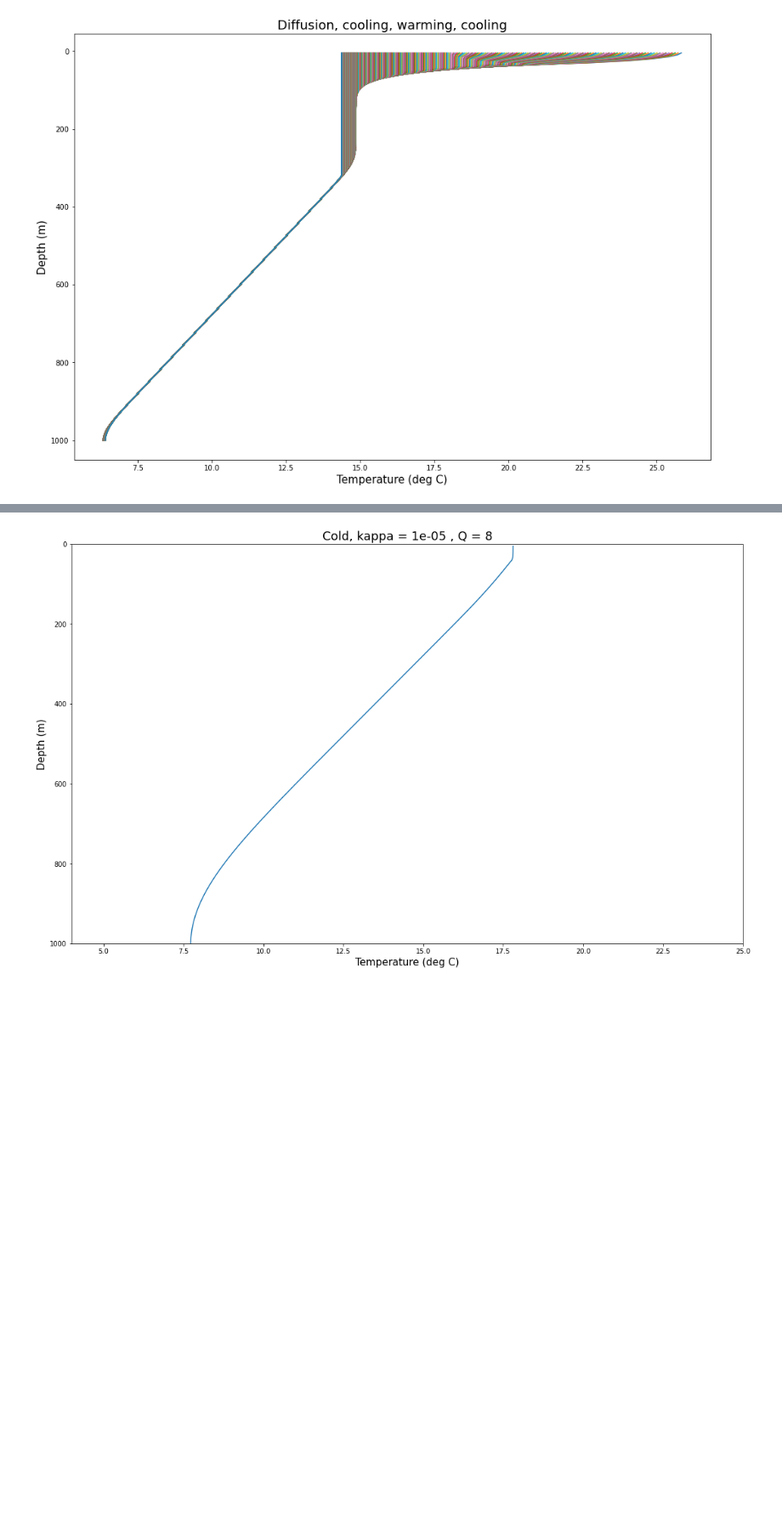
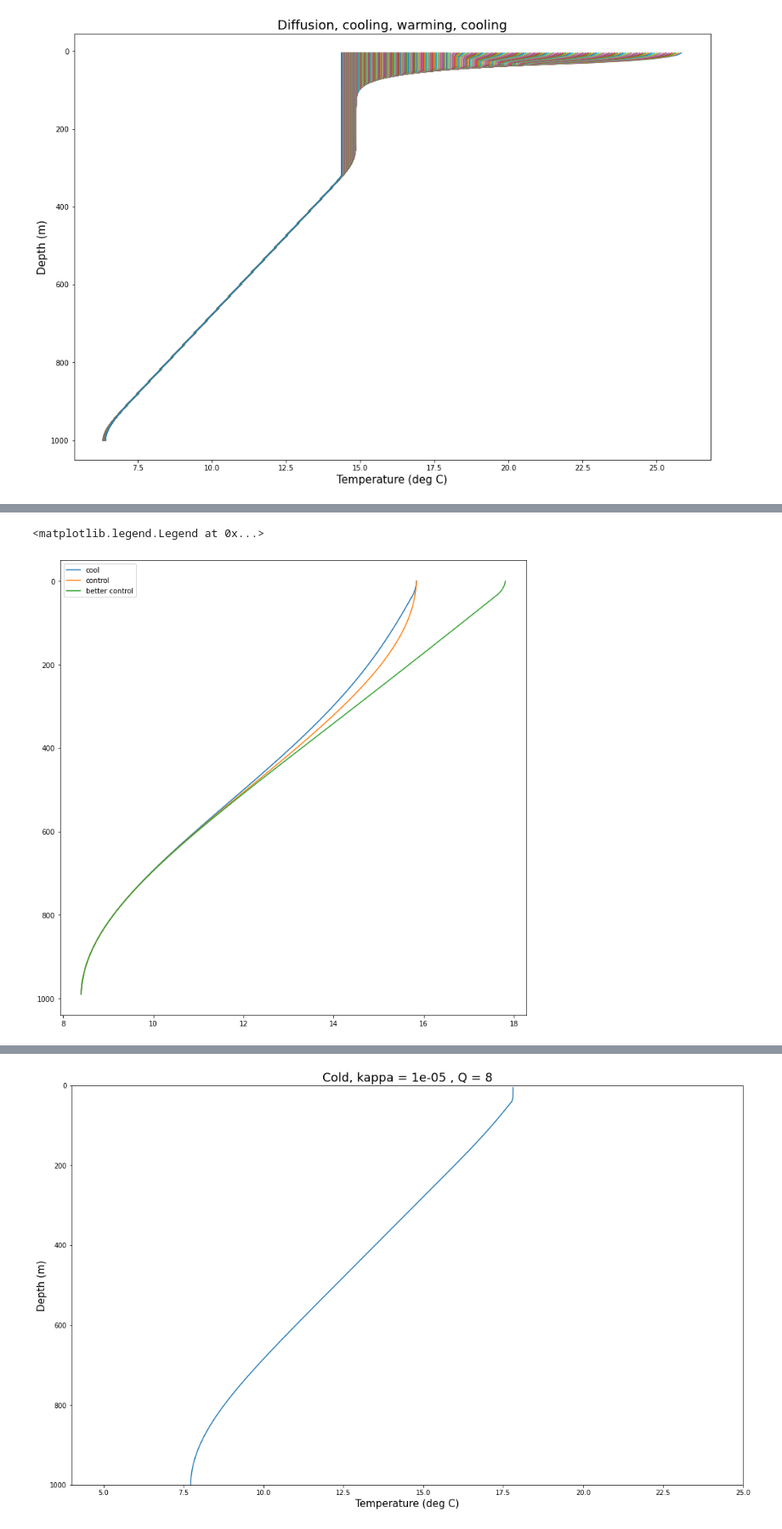
Before and after one commit to mpudig/HonoursThesis, a Jupyter notebook: Heat_Equation_with_forcing_flux.ipynb, the cells around one changed output, grey strips where cells are left out. Shown at 85% size. Drawn from its saved outputs; the diff is of its cells as text; code cells hidden in the pictures; blank space fills up the shorter version.

```diff
--- a/Heat_Equation_with_forcing_flux.ipynb
+++ b/Heat_Equation_with_forcing_flux.ipynb
@@ -371 +349,22 @@ OHC_wcwc = OHC_time(wcwc_expt)
+# %%
+plt.figure(figsize=(12,12))
+
+plt.plot(cwcw_expt[:,-1], z[:-1], label='cool')
+plt.plot(control_expt[:,-1], z[:-1], label='control')
+plt.plot(noQ_expt[:,-1], z[:-1], label='better control')
+
+# plt.plot(control_expt[:,-1], z[:-1], label='control')
+# plt.plot(wcwc_expt[:,-1], z[:-1], label='warm')
+# plt.plot(noQ_expt[:,-1], z[:-1], label='better control')
+
+# plt.plot(cwcw_expt[:,-1] - cwcw_expt_trend[:,-1], z[:-1], label='cool good anom')
+# plt.plot(cwcw_expt[:,-1] - control_expt[:,-1], z[:-1], label='cool bad anom')
+# plt.plot(wcwc_expt[:,-1] - wcwc_expt_trend[:,-1], z[:-1], label='warm good anom')
+# plt.plot(wcwc_expt[:,-1] - control_expt[:,-1], z[:-1], label='warm bad anom')
+
+plt.gca().invert_yaxis()
+plt.legend()
+# %% [output]
+<matplotlib.legend.Legend at 0x...>
+[figure, added]
 # %%
```
Also changed, not shown: parts of 16 cells of this notebook, 11 other files.
